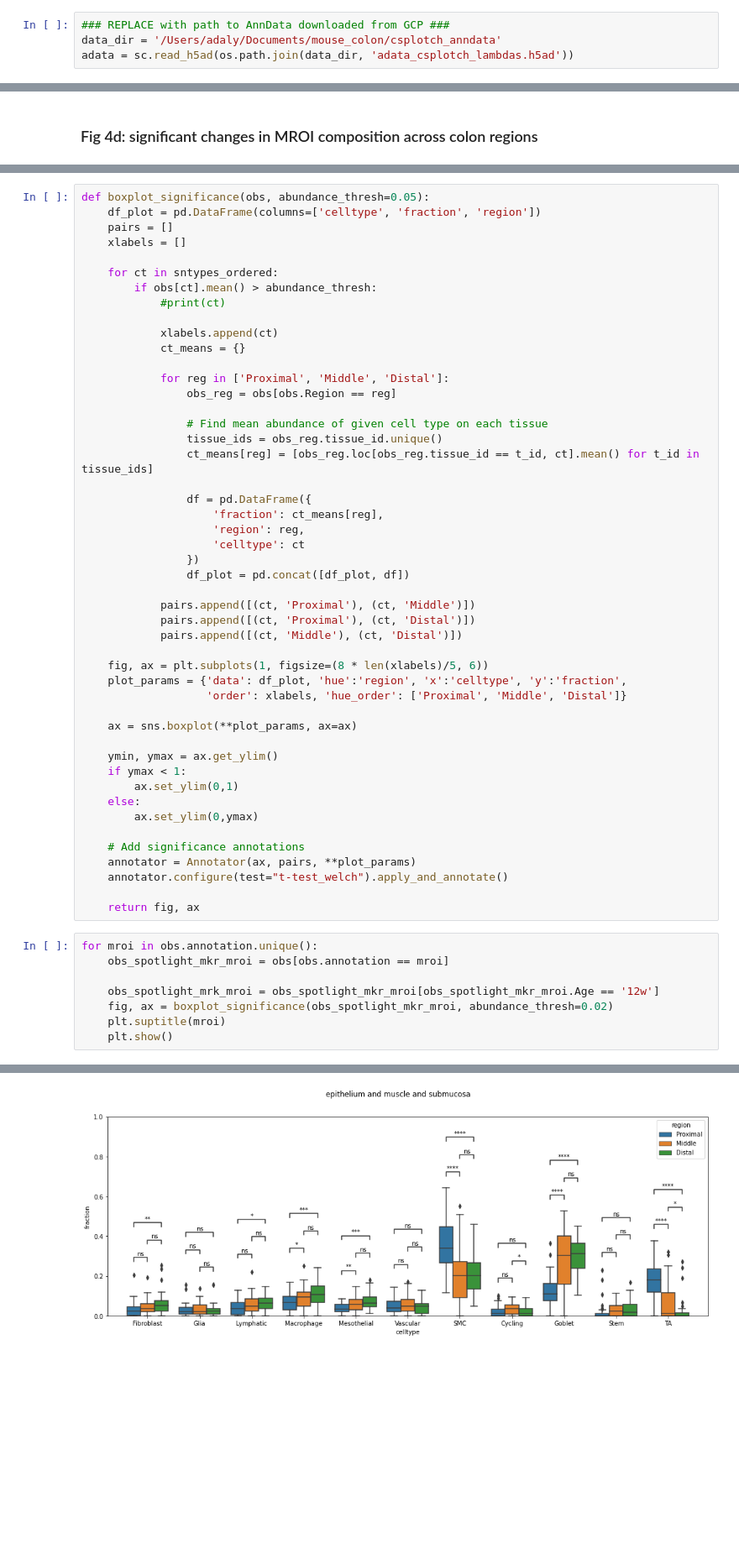
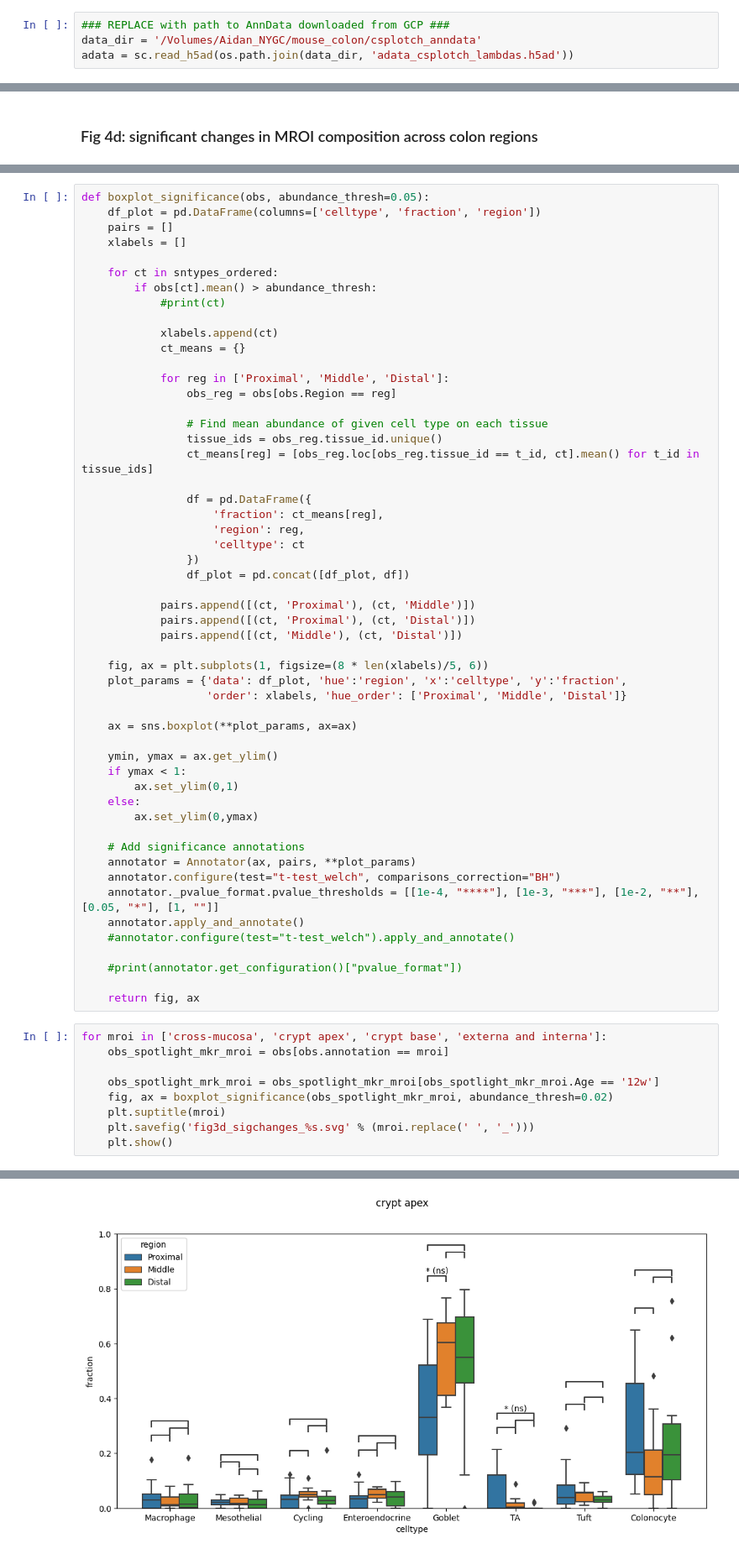
Before and after one commit to adaly/cSplotch, a Jupyter notebook: notebooks/fig4_regional_compositions_12w.ipynb, the cells around one changed output, grey strips where cells are left out. Shown at 84% size. Saved outputs shown, nothing was run; the diff lists cells and outputs as text; blank space fills up the shorter version.

Commit message:
Updated figure notebooks for publication

```diff
--- a/notebooks/fig4_regional_compositions_12w.ipynb
+++ b/notebooks/fig4_regional_compositions_12w.ipynb
@@ -19,7 +19,7 @@ from statsmodels.stats.multitest import multipletests
 from statannotations.Annotator import Annotator
 # %%
 ### REPLACE with path to AnnData downloaded from GCP ###
-data_dir = '/Users/adaly/Documents/mouse_colon/csplotch_anndata'
+data_dir = '/Volumes/Aidan_NYGC/mouse_colon/csplotch_anndata'
 adata = sc.read_h5ad(os.path.join(data_dir, 'adata_csplotch_lambdas.h5ad'))
 # %% [markdown]
 ### 4b: AAR and celltype compositions of each region (fixed timepoint)
@@ -212,16 +225,22 @@ def boxplot_significance(obs, abundance_thresh=0.05):
 
     # Add significance annotations
     annotator = Annotator(ax, pairs, **plot_params)
-    annotator.configure(test="t-test_welch").apply_and_annotate()
+    annotator.configure(test="t-test_welch", comparisons_correction="BH")
+    annotator._pvalue_format.pvalue_thresholds = [[1e-4, "****"], [1e-3, "***"], [1e-2, "**"], [0.05, "*"], [1, ""]]
+    annotator.apply_and_annotate()
+    #annotator.configure(test="t-test_welch").apply_and_annotate()
+
+    #print(annotator.get_configuration()["pvalue_format"])
 
     return fig, ax
 # %%
-for mroi in obs.annotation.unique():
+for mroi in ['cross-mucosa', 'crypt apex', 'crypt base', 'externa and interna']:
     obs_spotlight_mkr_mroi = obs[obs.annotation == mroi]
 
     obs_spotlight_mrk_mroi = obs_spotlight_mkr_mroi[obs_spotlight_mkr_mroi.Age == '12w']
     fig, ax = boxplot_significance(obs_spotlight_mkr_mroi, abundance_thresh=0.02)
     plt.suptitle(mroi)
+    plt.savefig('fig3d_sigchanges_%s.svg' % (mroi.replace(' ', '_')))
     plt.show()
 # %% [output]
 p-value annotation legend:
@@ -262,2 +281,2 @@ TA_Proximal vs. TA_Distal: Welch's t-test independent samples, P_val:1.721e-12 t
-[figure, old version]
+[figure, new version]
 p-value annotation legend:
```
Also changed, not shown: parts of 2 cells of this notebook, 4 other files.
